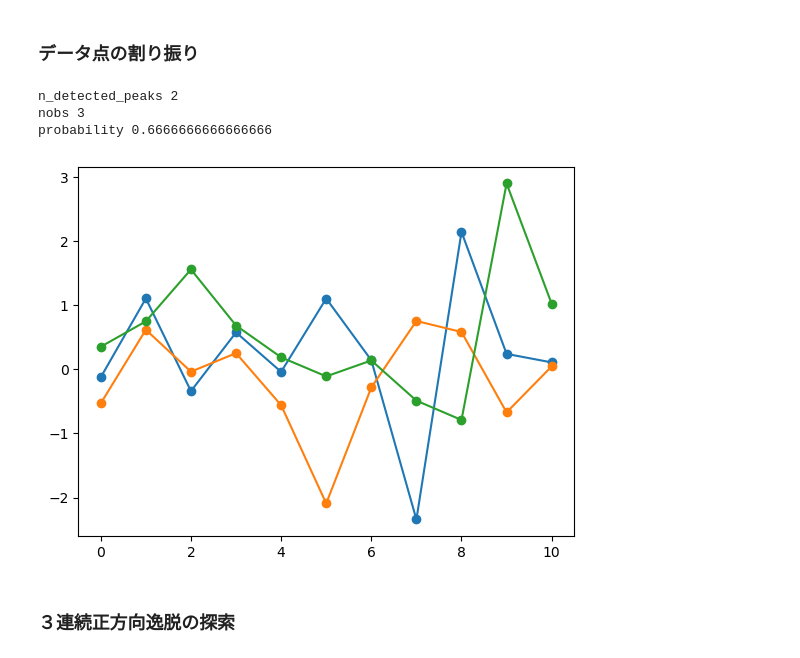
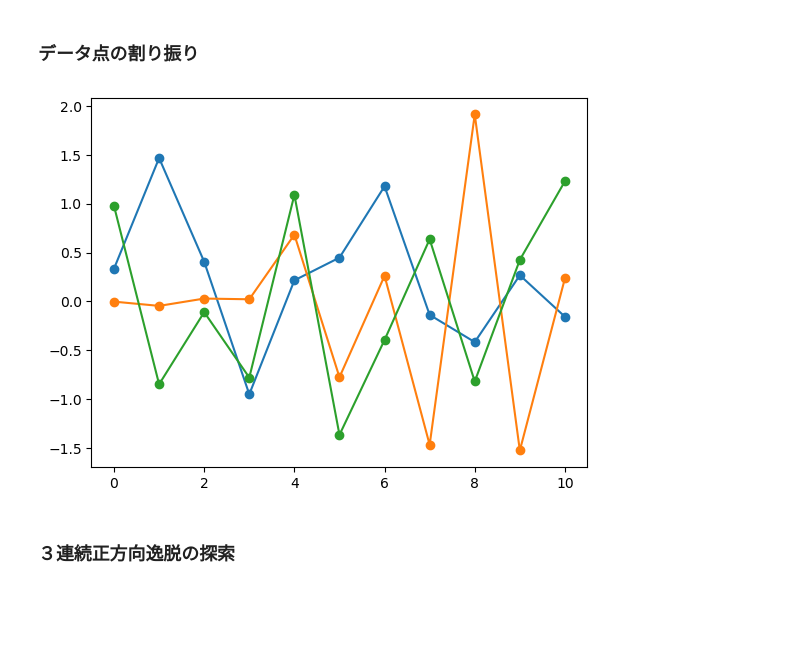
Before and after one commit to kazumaishio/SEDquest, a Jupyter notebook: SEDquest2.ipynb, the cells around one changed output. Drawn from its saved outputs; the diff is of its cells as text; code cells hidden in the pictures; blank space fills up the shorter version.

```diff
--- a/SEDquest2.ipynb
+++ b/SEDquest2.ipynb
@@ -185,44 +185,41 @@ plt.show()
 
 def get_consecutive_bins(s,nconsecutive ):
 
-  for i in range(0,len(s)-nconsecutive):
+  for i in range(0,len(s)-nconsecutive+1):
       if np.all(s[i:i+nconsecutive] > 1):
           print(i)
           print(s[i:i+nconsecutive])
           print('---')
           return i
 
   return -1
 
 import numpy as np
 
 nobs = 3
 nbins = 11
 nconsecutive = 3
 sample_size = nobs*nbins
 
 
 mu, sigma = 0, 1.0
 s = np.random.normal(mu, sigma, sample_size)
 
 import matplotlib.pyplot as plt
 # fig = plt.figure()
 
 for i,j in zip(range(0,sample_size,nbins), range(nobs)):
     # print(i,j)
     # print(s[i:i+nbins])
     # peakbininit = get_consecutive_bins(s[i:i+nbins],nconsecutive)
         plt.plot(range(0, nbins),s[i:i+nbins], label='obs'+str(j), marker='o',linestyle='-')
 
-print('n_detected_peaks',n_detected_peaks)
-print('nobs',nobs)
-print('probability',n_detected_peaks/nobs)
+# print('n_detected_peaks',n_detected_peaks)
+# print('nobs',nobs)
+# print('probability',n_detected_peaks/nobs)
 # s[]
 # %% [output]
-n_detected_peaks 2
-nobs 3
-probability 0.6666666666666666
-[figure, old version]
+[figure, new version]
 # %% [markdown]
 ### ３連続正方向逸脱の探索
 # %%
```
Also changed, not shown: parts of 8 cells of this notebook.
